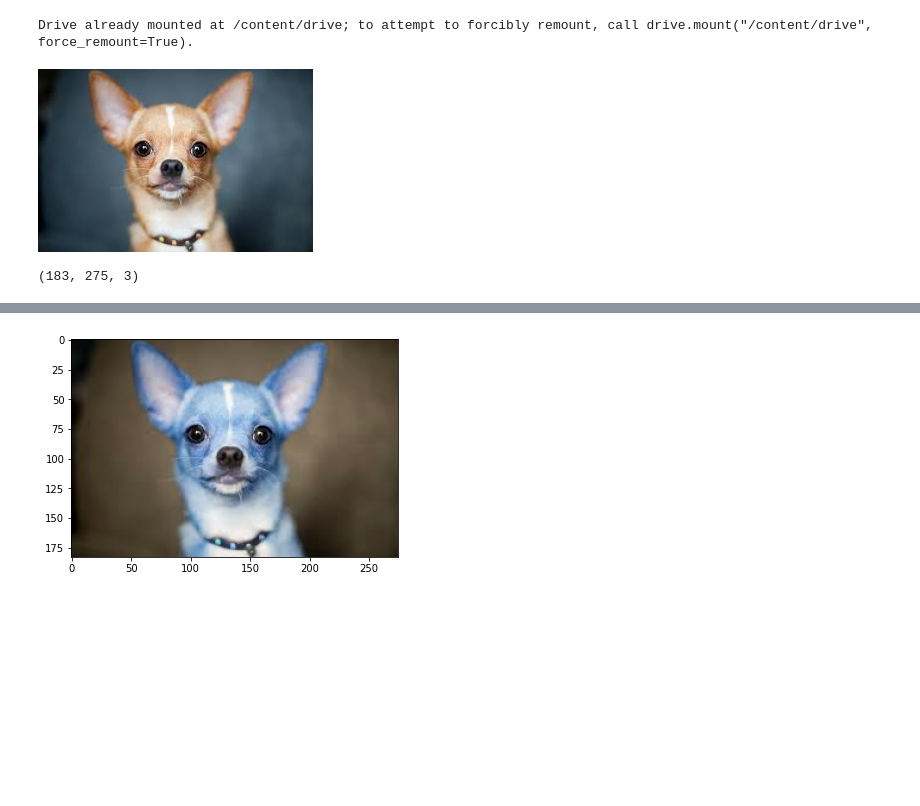
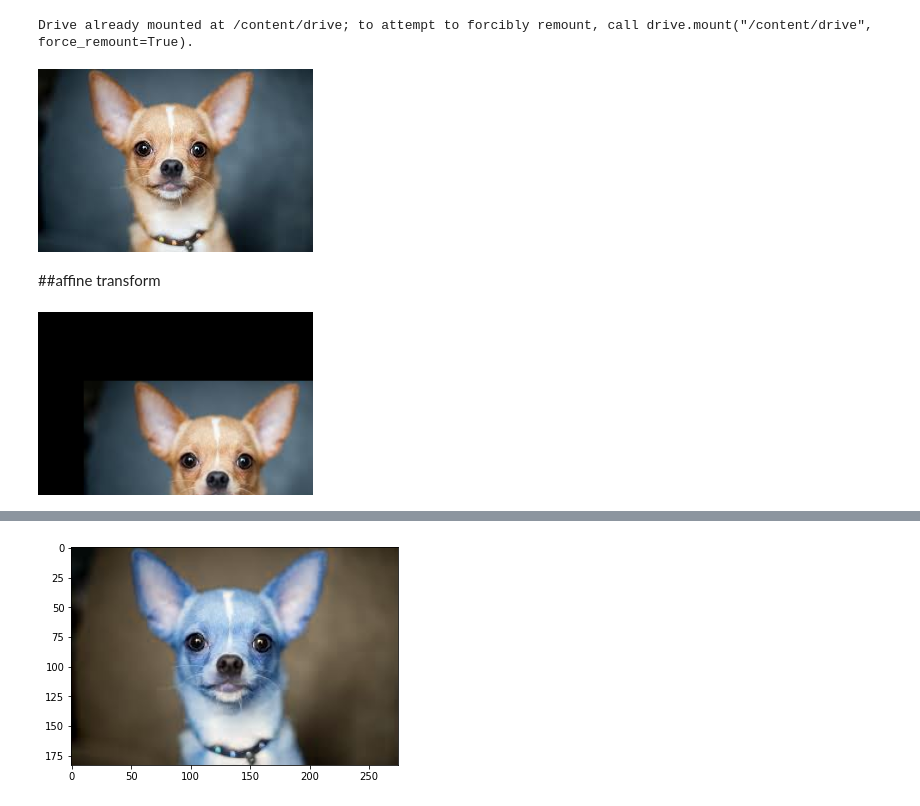
Before and after one commit to Minhaz78/Computer-Vision, a Jupyter notebook: Image_analysis.ipynb, the cells around one changed output, grey strips where cells are left out. Saved outputs shown, nothing was run; the diff lists cells and outputs as text; code cells hidden in the pictures; blank space fills up the shorter version.

```diff
--- a/Image_analysis.ipynb
+++ b/Image_analysis.ipynb
@@ -17,7 +18,15 @@ import cv2
 img = cv2.imread("/content/drive/MyDrive/Colab Notebooks/chihuahua.jpg")
 # DISPLAY
 cv2_imshow(img)
-img.shape
+height,width = img.shape[:2]
 # %% [output]
 [figure]
-(183, 275, 3)
+# %% [markdown]
+##affine transform
+# %%
+Tx,Ty =height/4,width/4
+T = np.float32([[1,0,Tx],[0,1,Ty]])
+result = cv2.warpAffine(img,T,(width,height))
+cv2_imshow(result)
+# %% [output]
+[figure, added]
```
Also changed, not shown: parts of 9 cells of this notebook.
